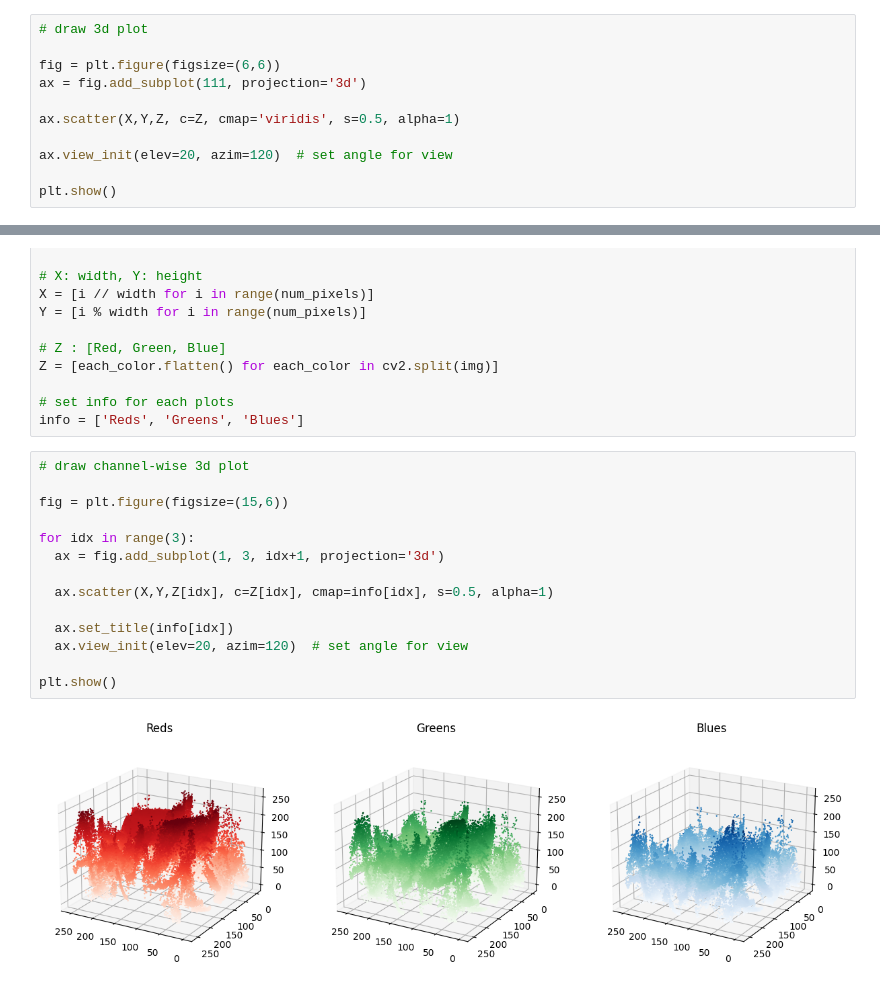
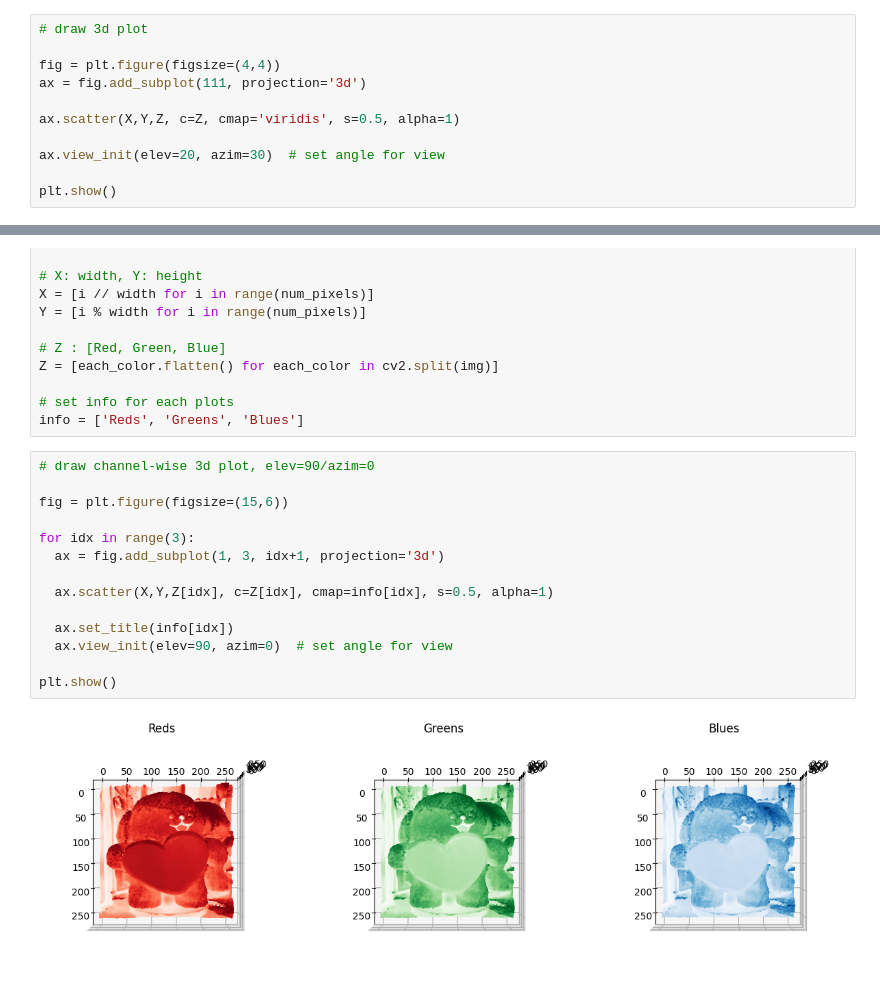
Before and after one commit to Junepp/3d-plot-for-image, a Jupyter notebook: example_3d_plot.ipynb, the cells around one changed output, grey strips where cells are left out. Cells and saved outputs as stored; diff of their text form.

Commit message:
adding a viewing angle

```diff
--- a/example_3d_plot.ipynb
+++ b/example_3d_plot.ipynb
@@ -64,12 +64,12 @@ Z = img.flatten()
 # %%
 # draw 3d plot
 
-fig = plt.figure(figsize=(6,6))
+fig = plt.figure(figsize=(4,4))
 ax = fig.add_subplot(111, projection='3d')
 
 ax.scatter(X,Y,Z, c=Z, cmap='viridis', s=0.5, alpha=1)
 
-ax.view_init(elev=20, azim=120)  # set angle for view
+ax.view_init(elev=20, azim=30)  # set angle for view
 
 plt.show()
 # %% [output]
@@ -93,18 +93,18 @@ Z = [each_color.flatten() for each_color in cv2.split(img)]
 # set info for each plots
 info = ['Reds', 'Greens', 'Blues']
 # %%
-# draw channel-wise 3d plot
+# draw channel-wise 3d plot, elev=90/azim=0
 
 fig = plt.figure(figsize=(15,6))
 
 for idx in range(3):
   ax = fig.add_subplot(1, 3, idx+1, projection='3d')
 
   ax.scatter(X,Y,Z[idx], c=Z[idx], cmap=info[idx], s=0.5, alpha=1)
 
   ax.set_title(info[idx])
-  ax.view_init(elev=20, azim=120)  # set angle for view
+  ax.view_init(elev=90, azim=0)  # set angle for view
 
 plt.show()
 # %% [output]
-[figure, old version]
+[figure, new version]
```
Also changed, not shown: parts of 2 cells of this notebook.
